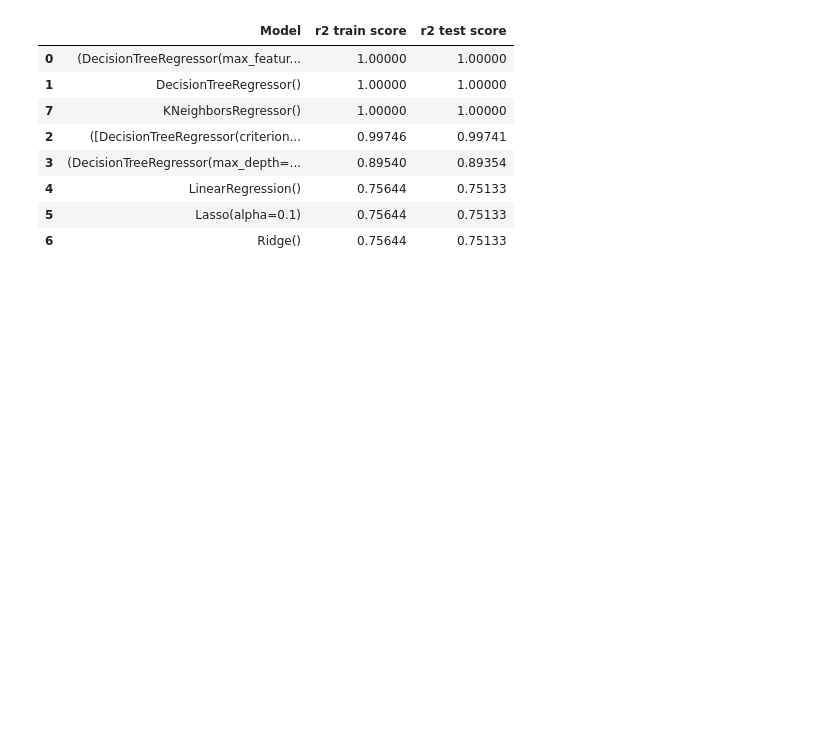
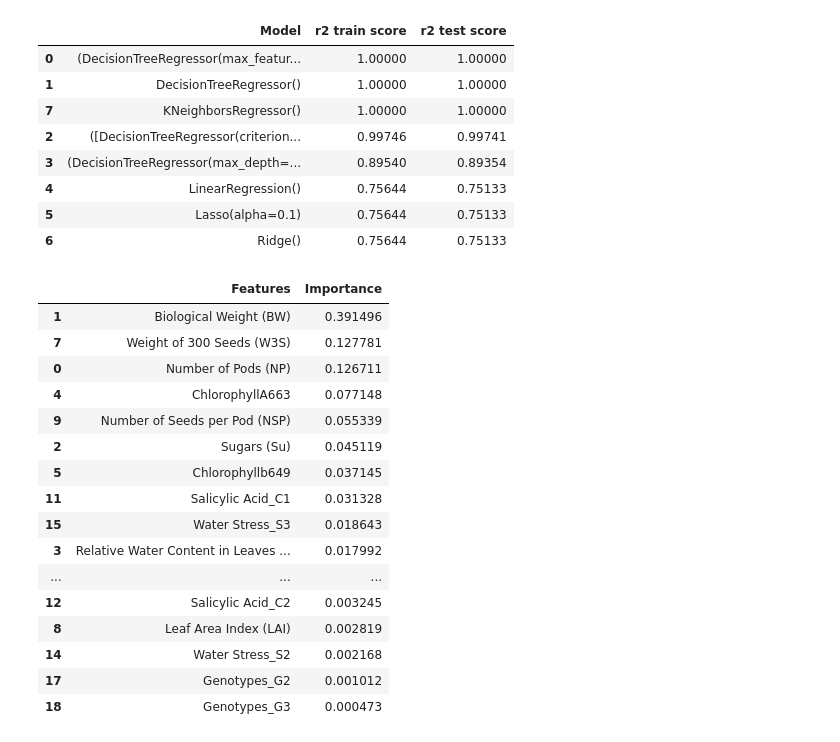
Before and after one commit to SOULEMANE74/soybean-p-model, a Jupyter notebook: sooja predictor.ipynb, the cells around one changed output. Drawn from its saved outputs; the diff is of its cells as text; code cells hidden in the pictures; blank space fills up the shorter version.

```diff
--- a/sooja predictor.ipynb
+++ b/sooja predictor.ipynb
@@ -472,3 +500,29 @@ scores.sort_values(by='r2 test score', ascending=False)
 | 4 | LinearRegression() | 0.75644 | 0.75133 |
 | 5 | Lasso(alpha=0.1) | 0.75644 | 0.75133 |
 | 6 | Ridge() | 0.75644 | 0.75133 |
+# %%
+# Gradient fiting
+gb=GradientBoostingRegressor()
+gb.fit(X_train, y_train)
+
+# Featurs importance
+gb_Importance = pd.DataFrame({'Features' : X.columns, 'Importance' : gb.feature_importances_}).sort_values(by='Importance', ascending=False)
+gb_Importance
+# %% [output]
+|  | Features | Importance |
+| 1 | Biological Weight (BW) | 0.391496 |
+| 7 | Weight of 300 Seeds (W3S) | 0.127781 |
+| 0 | Number of Pods (NP) | 0.126711 |
+| 4 | ChlorophyllA663 | 0.077148 |
+| 9 | Number of Seeds per Pod (NSP) | 0.055339 |
+| 2 | Sugars (Su) | 0.045119 |
+| 5 | Chlorophyllb649 | 0.037145 |
+| 11 | Salicylic Acid_C1 | 0.031328 |
+| 15 | Water Stress_S3 | 0.018643 |
+| 3 | Relative Water Content in Leaves ... | 0.017992 |
+| ... | ... | ... |
+| 12 | Salicylic Acid_C2 | 0.003245 |
+| 8 | Leaf Area Index (LAI) | 0.002819 |
+| 14 | Water Stress_S2 | 0.002168 |
+| 17 | Genotypes_G2 | 0.001012 |
+| 18 | Genotypes_G3 | 0.000473 |
```
Also changed, not shown: parts of 14 cells of this notebook, 2 other files.
